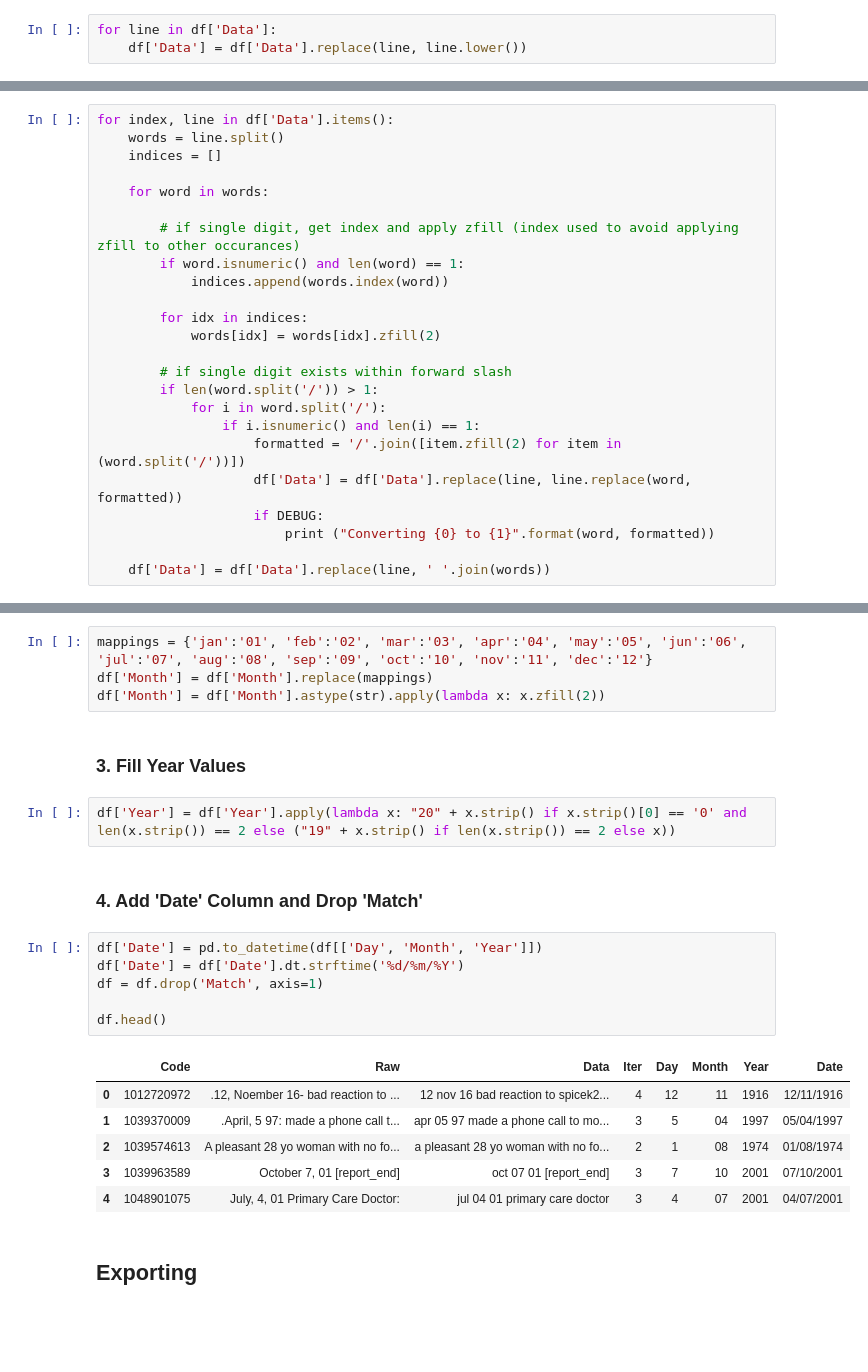
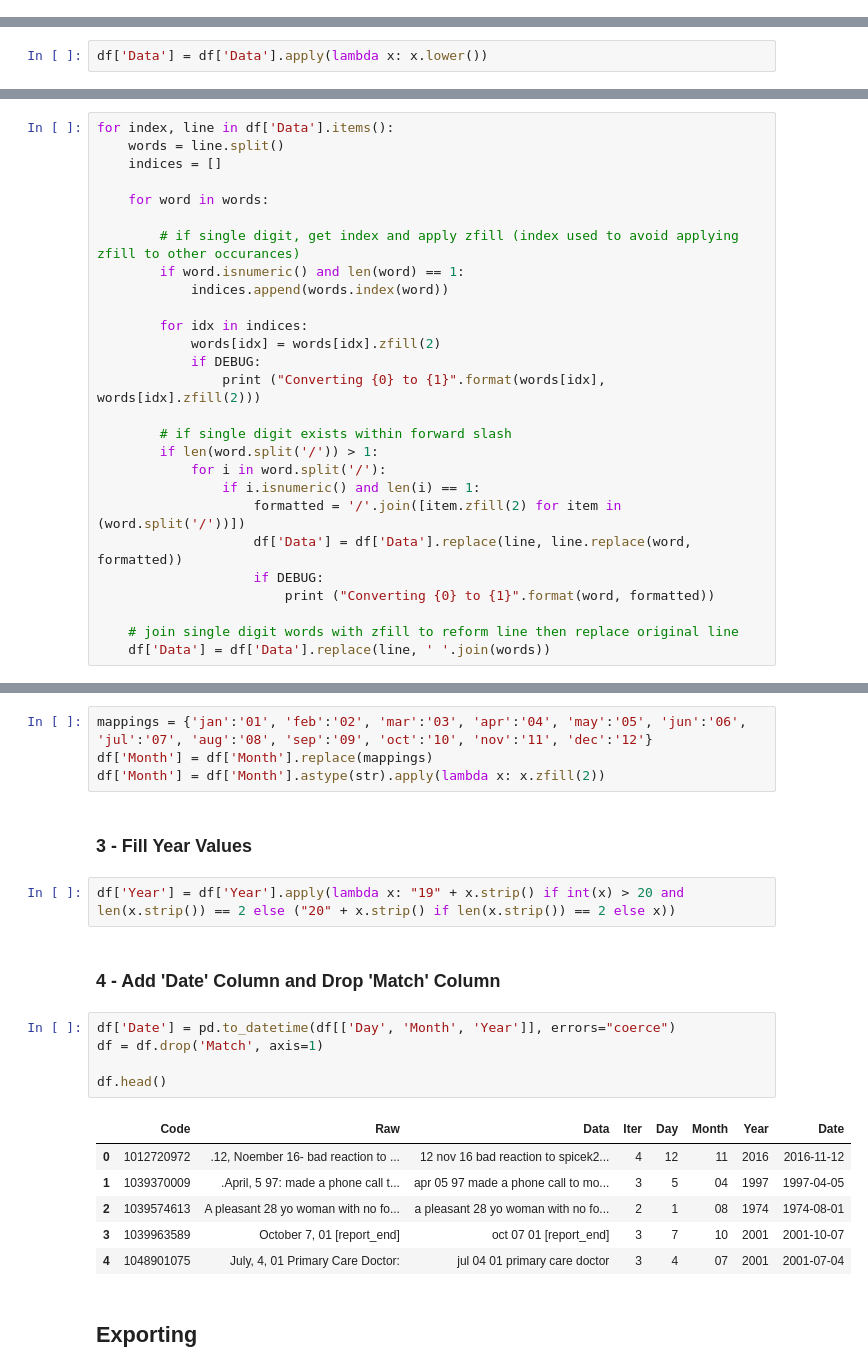
Before and after one commit to luke-foxed/Date-Mining, a Jupyter notebook: 01-Model.ipynb, the cells around one changed output, grey strips where cells are left out. Drawn from its saved outputs; the diff is of its cells as text; blank space fills up the shorter version.

Commit message:
Final code cleanup and date formatting

```diff
--- a/01-Model.ipynb
+++ b/01-Model.ipynb
@@ -88,3 +66,0 @@ df["Year"] = 0
-# %%
-for line in df['Data']:
-    df['Data'] = df['Data'].replace(line, line.lower())
@@ -92,0 +67,2 @@ for line in df['Data']:
+# %%
+df['Data'] = df['Data'].apply(lambda x: x.lower())
@@ -130,6 +108,8 @@ for index, line in df['Data'].items():
 
         for idx in indices:
             words[idx] = words[idx].zfill(2)
+            if DEBUG:
+                print ("Converting {0} to {1}".format(words[idx], words[idx].zfill(2)))
 
         # if single digit exists within forward slash
         if len(word.split('/')) > 1:
@@ -140,5 +120,6 @@ for index, line in df['Data'].items():
                     if DEBUG:
                         print ("Converting {0} to {1}".format(word, formatted))
 
+    # join single digit words with zfill to reform line then replace original line
     df['Data'] = df['Data'].replace(line, ' '.join(words))
 # %% [markdown]
@@ -559,24 +521,23 @@ mappings = {'jan':'01', 'feb':'02', 'mar':'03', 'apr':'04', 'may':'05', 'jun':'0
 df['Month'] = df['Month'].replace(mappings)
 df['Month'] = df['Month'].astype(str).apply(lambda x: x.zfill(2))
 # %% [markdown]
-### 3. Fill Year Values
+### 3 - Fill Year Values
 # %%
-df['Year'] = df['Year'].apply(lambda x: "20" + x.strip() if x.strip()[0] == '0' and len(x.strip()) == 2 else ("19" + x.strip() if len(x.strip()) == 2 else x))
+df['Year'] = df['Year'].apply(lambda x: "19" + x.strip() if int(x) > 20 and len(x.strip()) == 2 else ("20" + x.strip() if len(x.strip()) == 2 else x))
 # %% [markdown]
-### 4. Add 'Date' Column and Drop 'Match'
+### 4 - Add 'Date' Column and Drop 'Match' Column
 # %%
-df['Date'] = pd.to_datetime(df[['Day', 'Month', 'Year']])
-df['Date'] = df['Date'].dt.strftime('%d/%m/%Y')
+df['Date'] = pd.to_datetime(df[['Day', 'Month', 'Year']], errors="coerce")
 df = df.drop('Match', axis=1)
 
 df.head()
 # %% [output]
 |  | Code | Raw | Data | Iter | Day | Month | Year | Date |
-| 0 | 1012720972 | .12, Noember 16- bad reaction to ... | 12 nov 16 bad reaction to spicek2... | 4 | 12 | 11 | 1916 | 12/11/1916 |
-| 1 | 1039370009 | .April, 5 97: made a phone call t... | apr 05 97 made a phone call to mo... | 3 | 5 | 04 | 1997 | 05/04/1997 |
-| 2 | 1039574613 | A pleasant 28 yo woman with no fo... | a pleasant 28 yo woman with no fo... | 2 | 1 | 08 | 1974 | 01/08/1974 |
-| 3 | 1039963589 | October 7, 01 [report_end] | oct 07 01 [report_end] | 3 | 7 | 10 | 2001 | 07/10/2001 |
-| 4 | 1048901075 | July, 4, 01 Primary Care Doctor: | jul 04 01 primary care doctor | 3 | 4 | 07 | 2001 | 04/07/2001 |
+| 0 | 1012720972 | .12, Noember 16- bad reaction to ... | 12 nov 16 bad reaction to spicek2... | 4 | 12 | 11 | 2016 | 2016-11-12 |
+| 1 | 1039370009 | .April, 5 97: made a phone call t... | apr 05 97 made a phone call to mo... | 3 | 5 | 04 | 1997 | 1997-04-05 |
+| 2 | 1039574613 | A pleasant 28 yo woman with no fo... | a pleasant 28 yo woman with no fo... | 2 | 1 | 08 | 1974 | 1974-08-01 |
+| 3 | 1039963589 | October 7, 01 [report_end] | oct 07 01 [report_end] | 3 | 7 | 10 | 2001 | 2001-10-07 |
+| 4 | 1048901075 | July, 4, 01 Primary Care Doctor: | jul 04 01 primary care doctor | 3 | 4 | 07 | 2001 | 2001-07-04 |
 # %% [markdown]
 ## Exporting
 # %%
```
Also changed, not shown: parts of 17 cells of this notebook, 2 other files.
